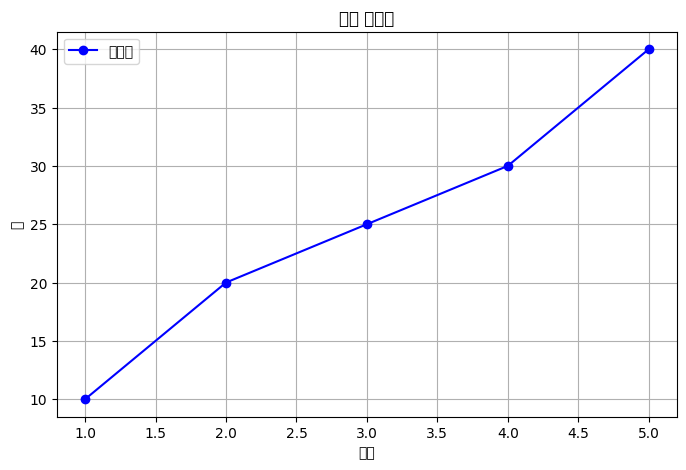
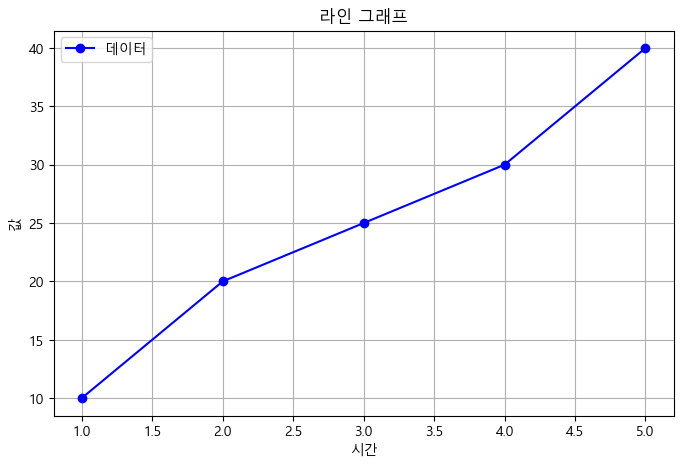
The notebook cell's code change between the first figure and the second:
--- before
+++ after
@@ -1,4 +1,5 @@
 import matplotlib.pyplot as plt
 plt.rcParams['axes.unicode_minus'] = False
+plt.rcParams['font.family'] = 'Malgun Gothic'
 # (위 0번의 한글 폰트 설정을 먼저 실행)
 

Commit: 260602